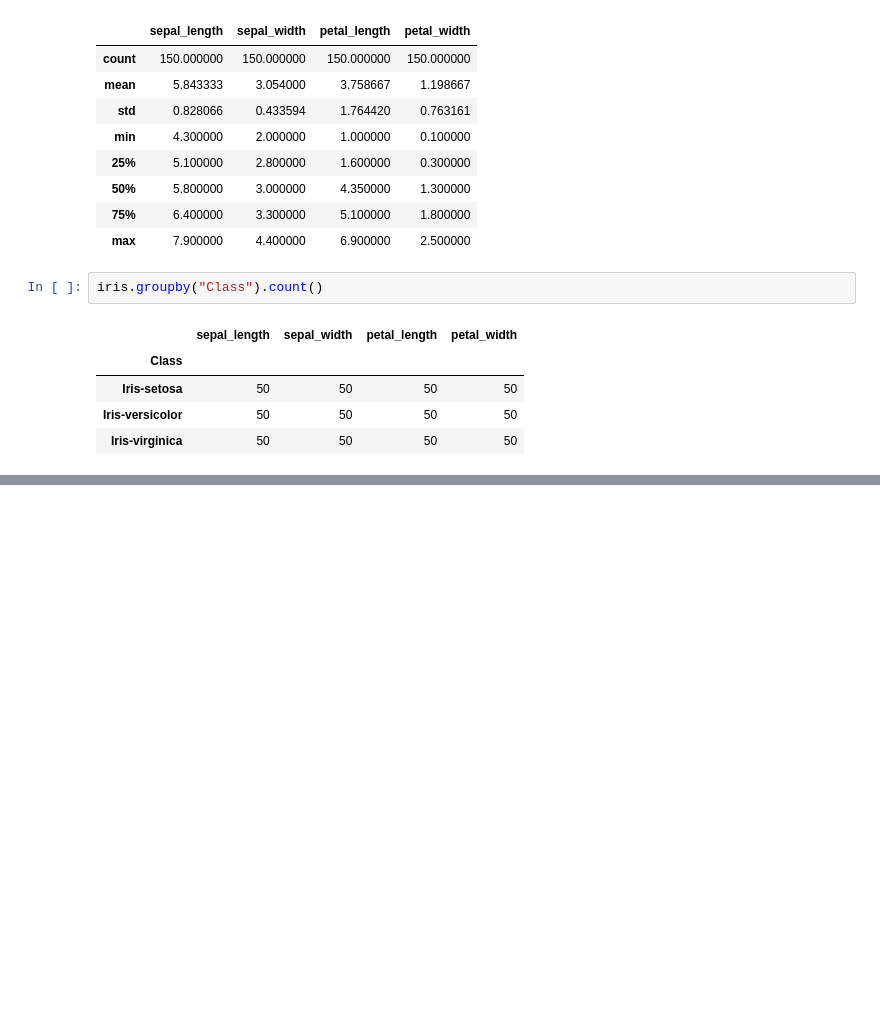
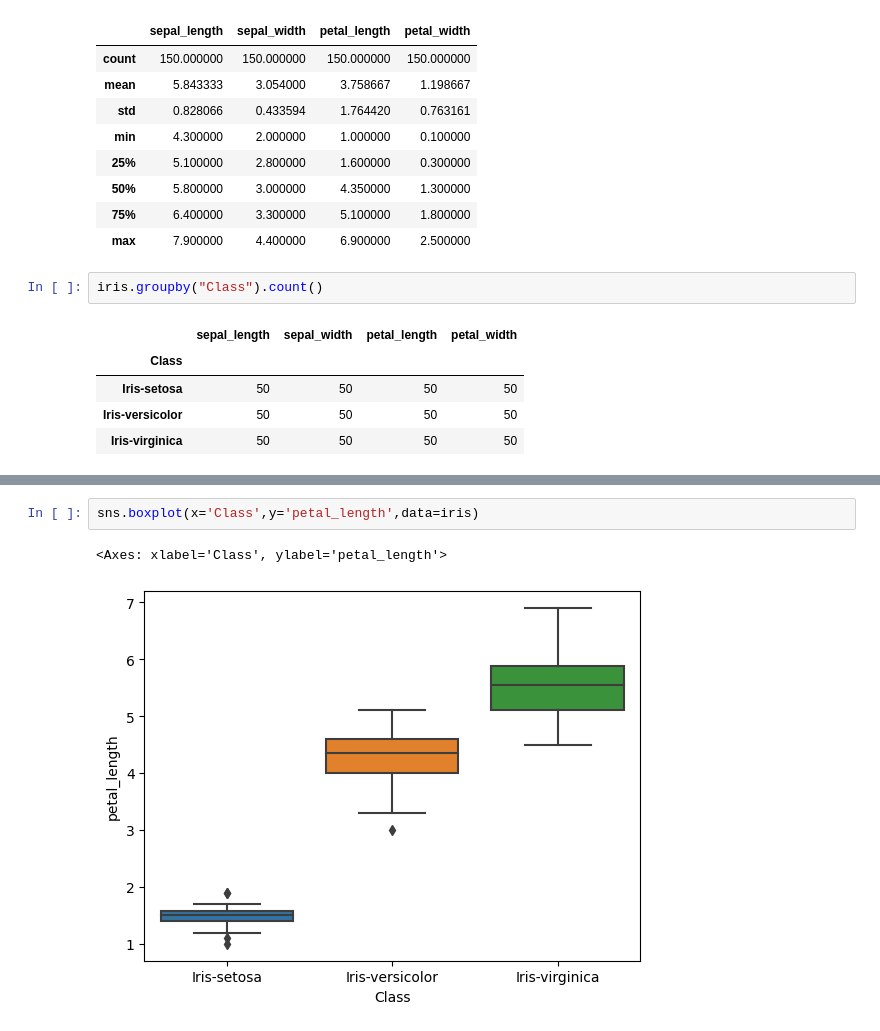
Before and after one commit to TCeau/DUDA2023, a Jupyter notebook: TC_iris_essai.ipynb, the cells around one changed output, grey strips where cells are left out. Cells and saved outputs as stored; diff of their text form; blank space fills up the shorter version.

```diff
--- a/TC_iris_essai.ipynb
+++ b/TC_iris_essai.ipynb
@@ -56,0 +79,5 @@ iris.groupby("Class").count()
+# %%
+sns.boxplot(x='Class',y='petal_length',data=iris)
+# %% [output]
+<Axes: xlabel='Class', ylabel='petal_length'>
+[figure, added]
```
Also changed, not shown: parts of 2 cells of this notebook, 1 other file.
